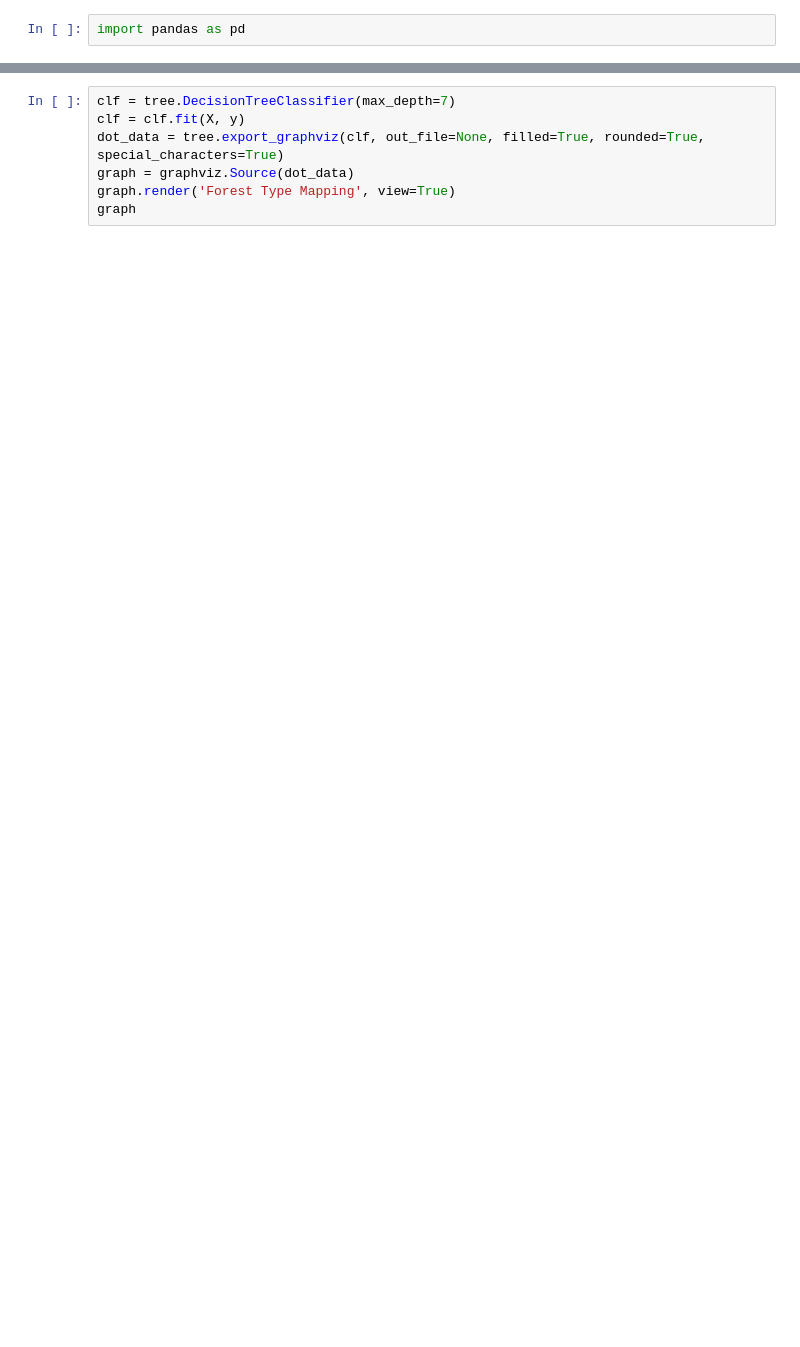
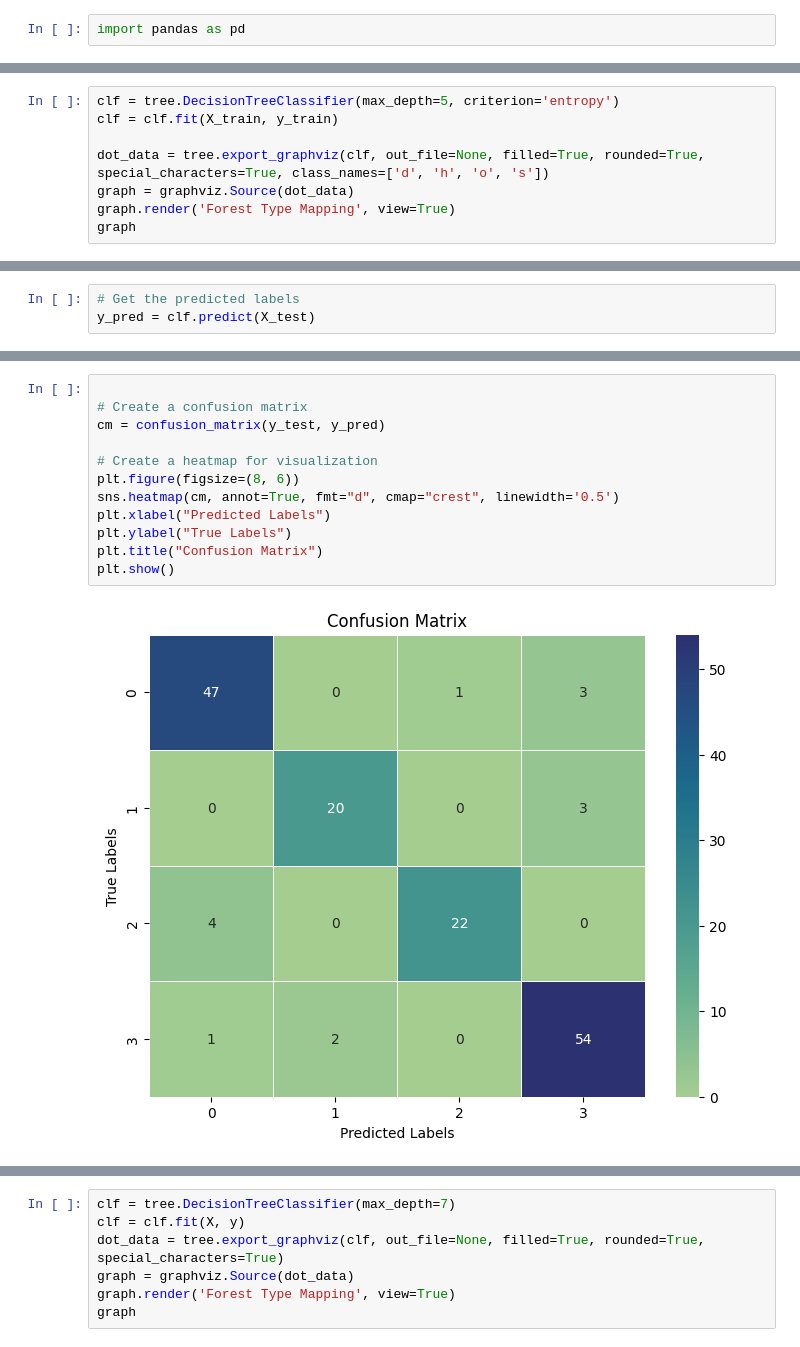
Before and after one commit to Syed-Ayan-Ali/tensorflow_sentiment_classifier, a Jupyter notebook: Decision Trees with Scikitlearn.ipynb, the cells around one changed output, grey strips where cells are left out. Drawn from its saved outputs; the diff is of its cells as text; blank space fills up the shorter version.

```diff
--- a/Decision Trees with Scikitlearn.ipynb
+++ b/Decision Trees with Scikitlearn.ipynb
@@ -43,0 +27,8 @@ Name: class, Length: 198, dtype: object
+# %%
+clf = tree.DecisionTreeClassifier(max_depth=5, criterion='entropy')
+clf = clf.fit(X_train, y_train)
+
+dot_data = tree.export_graphviz(clf, out_file=None, filled=True, rounded=True, special_characters=True, class_names=['d', 'h', 'o', 's'])
+graph = graphviz.Source(dot_data)
+graph.render('Forest Type Mapping', view=True)
+graph
@@ -43,0 +37,3 @@ Name: class, Length: 198, dtype: object
+# %%
+# Get the predicted labels
+y_pred = clf.predict(X_test)
@@ -44 +71,15 @@ Name: class, Length: 198, dtype: object
+# %%
+
+# Create a confusion matrix
+cm = confusion_matrix(y_test, y_pred)
+
+# Create a heatmap for visualization
+plt.figure(figsize=(8, 6))
+sns.heatmap(cm, annot=True, fmt="d", cmap="crest", linewidth='0.5')
+plt.xlabel("Predicted Labels")
+plt.ylabel("True Labels")
+plt.title("Confusion Matrix")
+plt.show()
+# %% [output]
+[figure, added]
 # %%
```
Also changed, not shown: parts of 28 cells of this notebook.
